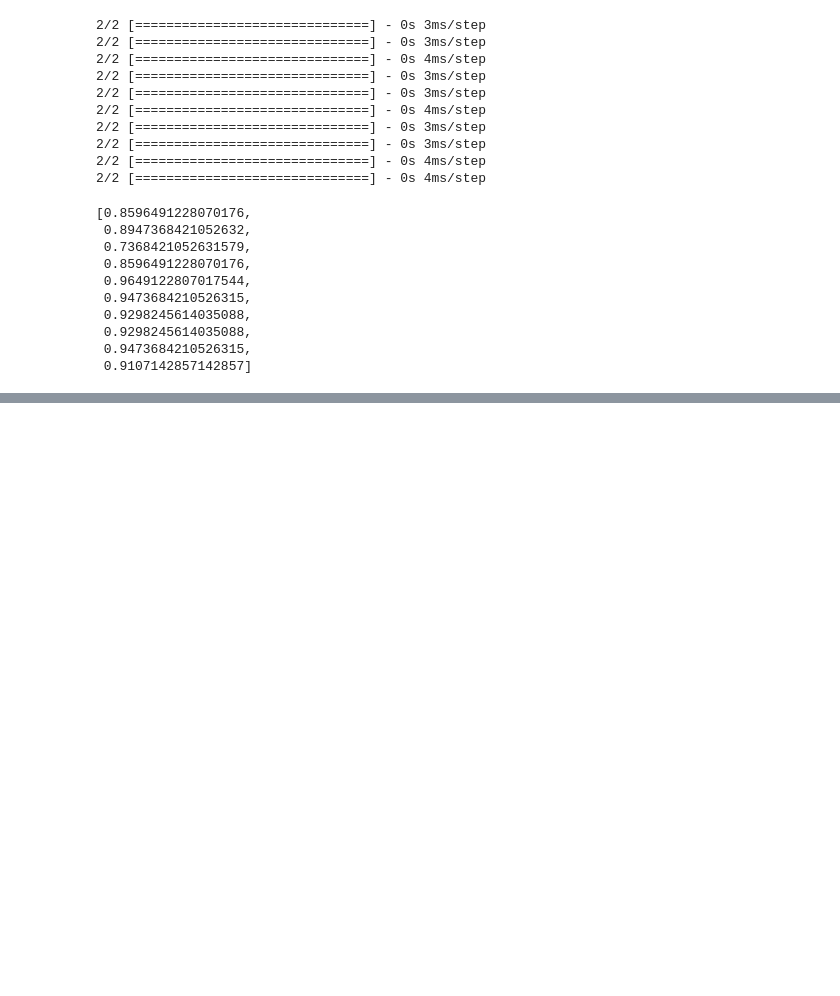
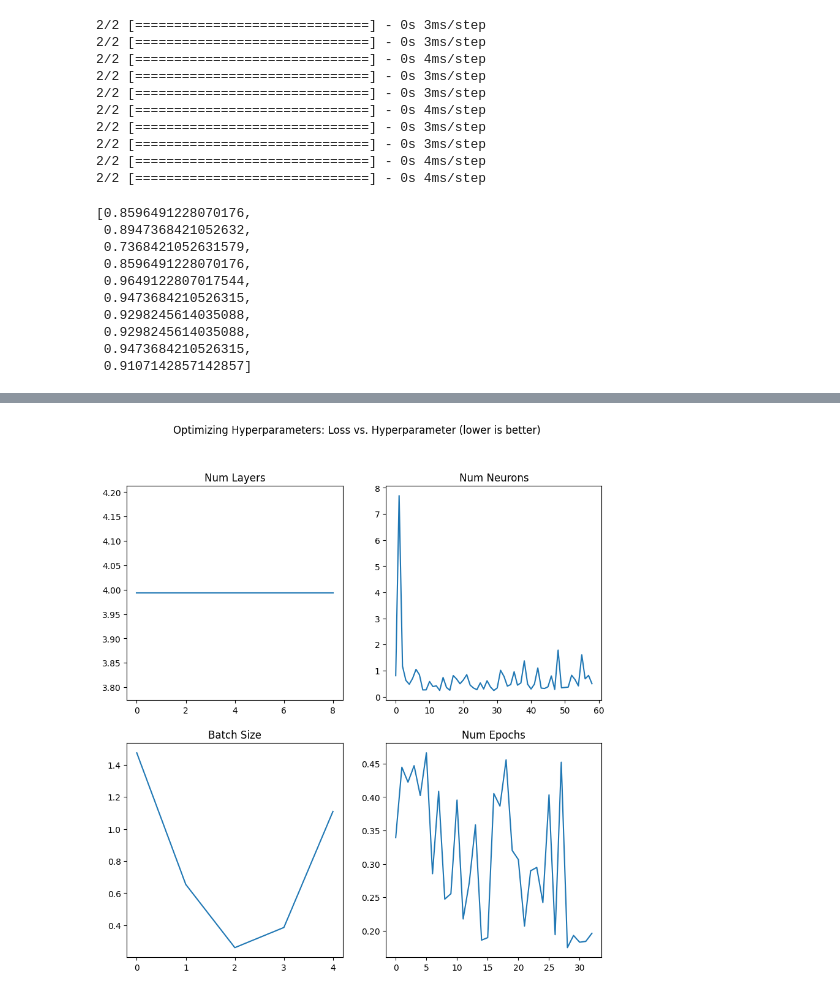
Before and after one commit to AR615598/Classifying_Cancer_Cells, a Jupyter notebook: cancer_cell_classification.ipynb, the cells around one changed output, grey strips where cells are left out. Saved outputs shown, nothing was run; the diff lists cells and outputs as text; code cells hidden in the pictures; blank space fills up the shorter version.

Commit message:
Hyperparmeter optimizations

```diff
--- a/cancer_cell_classification.ipynb
+++ b/cancer_cell_classification.ipynb
@@ -841,3 +846,12 @@ def optim_epochs(X_train,y_train,X_test,y_test, min, max, step):
         losses.append(loss)
         min += step
     return losses
+# %%
+from sklearn.model_selection import train_test_split
+
+X_train, X_test, y_train, y_test = train_test_split(X,y, test_size=0.4)
+
+num_layers = optim_layers(X_train,y_train,X_test,y_test, 1, 10, 1)
+num_neurons = optim_neurons(X_train,y_train,X_test,y_test, 1, 60, 1)
+num_batch = optim_batch(X_train,y_train,X_test,y_test, 1, 10, 2)
+num_epochs = optim_epochs(X_train,y_train,X_test,y_test, 1, 100, 3)
@@ -843,0 +876,15 @@ def optim_epochs(X_train,y_train,X_test,y_test, min, max, step):
+# %%
+fig, axs = plt.subplots(nrows= 2, ncols=2, figsize=(10,10))
+axs[0,0].plot(num_layers)
+axs[0,0].set_title('Num Layers')
+axs[0,1].plot(num_neurons)
+axs[0,1].set_title('Num Neurons')
+axs[1,0].plot(num_batch)
+axs[1,0].set_title('Batch Size')
+axs[1,1].plot(num_epochs)
+axs[1,1].set_title('Num Epochs')
+
+fig.suptitle('Optimizing Hyperparameters: Loss vs. Hyperparameter (lower is better)')
+plt.show()
+# %% [output]
+[figure, added]
```
Also changed, not shown: parts of 8 cells of this notebook.
